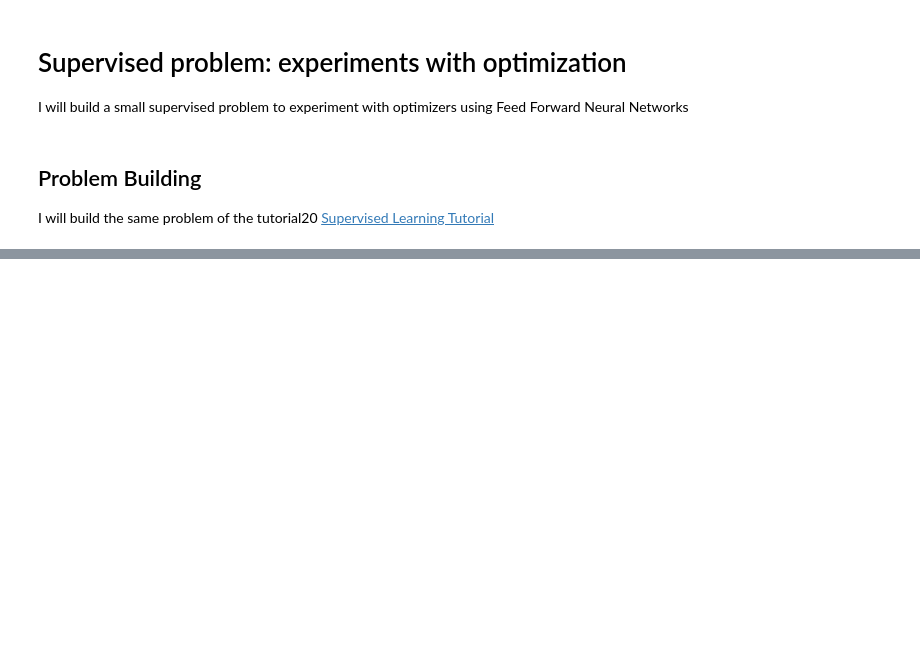
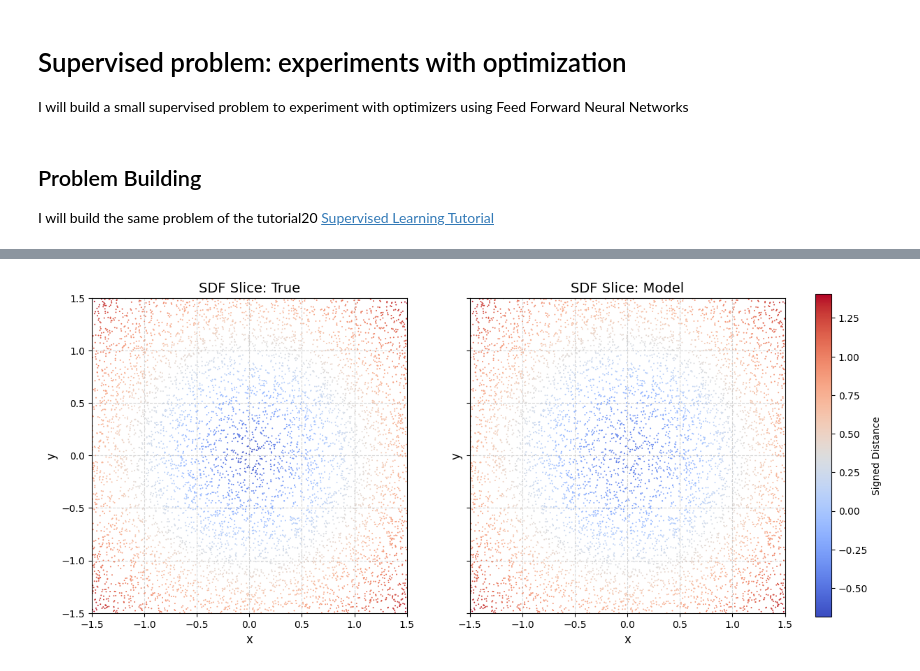
Before and after one commit to npicchiarelli/p01_optimization, a Jupyter notebook: problem_supervised.ipynb, the cells around one changed output, grey strips where cells are left out. Cells and saved outputs as stored; diff of their text form; code cells hidden in the pictures; blank space fills up the shorter version.

```diff
--- a/problem_supervised.ipynb
+++ b/problem_supervised.ipynb
@@ -93,3 +90,7 @@ from pina.problem import AbstractProblem
 
 class mySupervisedProblem(AbstractProblem):
     input_variables = ["x", "y", "z"]
+    output_variables = ["sdf"]
+    conditions = {"data": Condition(input = coords_l, target = sdf_l)}
+
+mysp = mySupervisedProblem()
@@ -95,0 +106,7 @@ class mySupervisedProblem(AbstractProblem):
+# %%
+model = FeedForward(
+    func=torch.nn.Tanh,
+    layers=[128] * 2,
+    output_dimensions=len(mysp.output_variables),
+    input_dimensions=len(mysp.input_variables),
+)
@@ -95,0 +116,2 @@ class mySupervisedProblem(AbstractProblem):
+# %%
+solver = SupervisedSolver(problem=mysp, model=model)
@@ -95,0 +155,61 @@ class mySupervisedProblem(AbstractProblem):
+# %%
+import torch
+import matplotlib.pyplot as plt
+
+# --- Generate new Data ---
+coords, sdf = generate_sdf_data()
+
+coords_l = LabelTensor(
+    coords,
+    ["x", "y", "z"]
+)
+sdf_l = LabelTensor(
+    sdf,
+    ["sdf"]
+)
+
+# --- 2D Slice at z ≈ 0 ---
+z_slice_thresh = 0.01  # How close to z=0
+mask_2d = (coords_l[:, 2].abs() < z_slice_thresh).reshape(-1)
+coords_2d = coords_l[mask_2d]
+true_sdf = sdf_l[mask_2d]
+model_sdf = solver(coords_l).detach()[mask_2d]
+
+# --- Plot ---
+fig, axes = plt.subplots(1, 2, figsize=(14, 6), sharey=True)
+
+# Create a common color normalization for both subplots
+vmin = min(true_sdf.min(), model_sdf.min())
+vmax = max(true_sdf.max(), model_sdf.max())
+norm = plt.Normalize(vmin=vmin, vmax=vmax)
+
+# Plot the data on both subplots
+for idx, sdf_2d in enumerate([true_sdf, model_sdf]):
+    ax = axes[idx]
+
+    # Plot the scatter for the SDF values with shared color normalization
+    sc = ax.scatter(
+        coords_2d[:, 0],
+        coords_2d[:, 1],
+        c=sdf_2d.squeeze(),
+        cmap="coolwarm",
+        s=2,
+        edgecolors="none",
+        norm=norm,
+    )
+
+    ax.set_title(f"SDF Slice: {'True' if idx == 0 else 'Model'}", fontsize=14)
+    ax.set_xlabel("x", fontsize=12)
+    ax.set_ylabel("y", fontsize=12)
+    ax.set_xlim([-1.5, 1.5])  # Set consistent axis limits
+    ax.set_ylim([-1.5, 1.5])  # for both plots to have the same scale
+    ax.grid(True, linestyle="--", alpha=0.5)
+    ax.set_aspect("equal", "box")  # Make sure the plot is square
+
+# Add a colorbar for the entire figure (shared between both plots)
+fig.colorbar(sc, ax=axes, label="Signed Distance", fraction=0.046, pad=0.04)
+
+# Title and layout adjustments
+plt.show()
+# %% [output]
+[figure, added]
```
Also changed, not shown: parts of 12 cells of this notebook.
